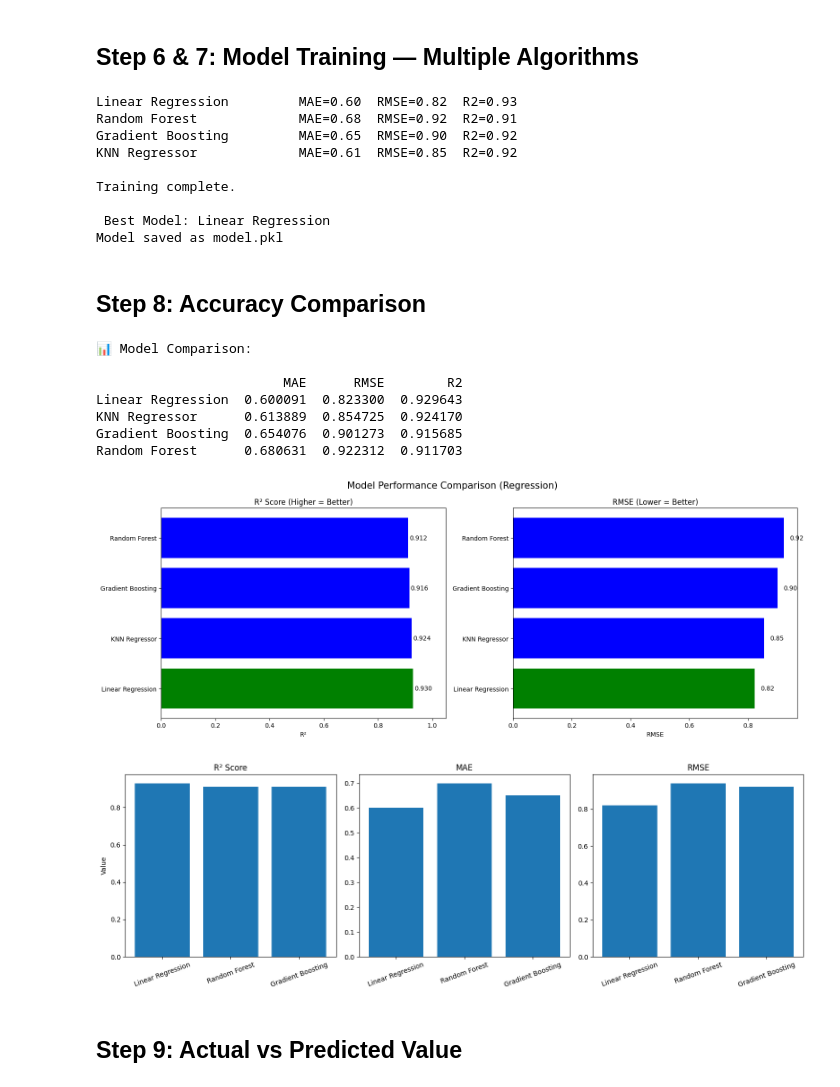
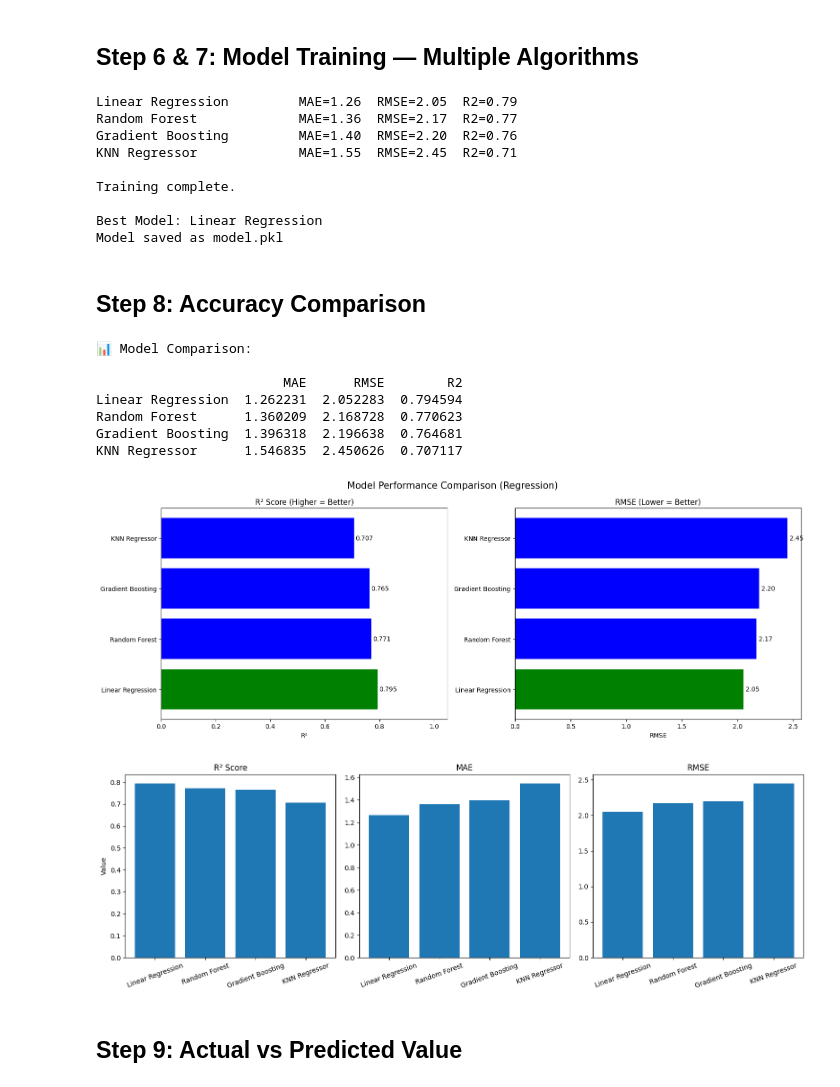
Before and after one commit to Shrishty-05/Student-Performance-Prediction, a Jupyter notebook: student_performance_prediction2.ipynb, the cells around one changed output. Saved outputs shown, nothing was run; the diff lists cells and outputs as text; code cells hidden in the pictures.

```diff
--- a/student_performance_prediction2.ipynb
+++ b/student_performance_prediction2.ipynb
@@ -141,10 +115,6 @@ print(f"G2 vs G3 correlation: {df['G2'].corr(df['G3']):.2f}")
 G1 vs G3 correlation: 0.80
 G2 vs G3 correlation: 0.90
 # %%
-# ─── Remove G3 = 0 (invalid ntries) ─────────────────────────────────────────
-df = df[df['G3'] != 0]
-
-# ─── EDA Plot ─────────────────────────────────────────────────────────────────
 fig, ax = plt.subplots(figsize=(6, 5))
 ax.hist(df['G3'], bins=20, edgecolor='black')
 ax.axvline(10, color='red', linestyle='--', linewidth=2, label='Pass threshold')
@@ -260,7 +230,7 @@ print("\nTraining complete.")
 best_model_name = max(results, key=lambda x: results[x]['R2'])
 best_model = trained_models[best_model_name]
 
-print(f"\n Best Model: {best_model_name}")
+print(f"\nBest Model: {best_model_name}")
 
 # ─── Save Best Model ────────────────────────────────────
 with open("model.pkl", "wb") as f:
@@ -268,14 +238,14 @@ with open("model.pkl", "wb") as f:
 
 print("Model saved as model.pkl")
 # %% [output]
-Linear Regression         MAE=0.60  RMSE=0.82  R2=0.93
-Random Forest             MAE=0.68  RMSE=0.92  R2=0.91
-Gradient Boosting         MAE=0.65  RMSE=0.90  R2=0.92
-KNN Regressor             MAE=0.61  RMSE=0.85  R2=0.92
+Linear Regression         MAE=1.26  RMSE=2.05  R2=0.79
+Random Forest             MAE=1.36  RMSE=2.17  R2=0.77
+Gradient Boosting         MAE=1.40  RMSE=2.20  R2=0.76
+KNN Regressor             MAE=1.55  RMSE=2.45  R2=0.71
 
 Training complete.
 
- Best Model: Linear Regression
+Best Model: Linear Regression
 Model saved as model.pkl
 # %% [markdown]
 ## Step 8: Accuracy Comparison
@@ -293,7 +263,9 @@ fig, axes = plt.subplots(1, 2, figsize=(16, 6))
 fig.suptitle('Model Performance Comparison (Regression)', fontsize=15)
 
 # simple color highlight (top model = green, rest = blue)
-colors = ['green' if i == 0 else 'blue' for i in range(len(results_df))]
+best_model = results_df.index[0]
+colors = ['green' if name == best_model else 'blue' for name in results_df.index]
+# colors = ['green' if i == 0 else 'blue' for i in range(len(results_df))]
 
 # R2 Score (Higher is better)
 bars1 = axes[0].barh(results_df.index, results_df['R2'],
@@ -323,48 +295,41 @@ plt.show()
 📊 Model Comparison:
 
                         MAE      RMSE        R2
-Linear Regression  0.600091  0.823300  0.929643
-KNN Regressor      0.613889  0.854725  0.924170
-Gradient Boosting  0.654076  0.901273  0.915685
-Random Forest      0.680631  0.922312  0.911703
+Linear Regression  1.262231  2.052283  0.794594
+Random Forest      1.360209  2.168728  0.770623
+Gradient Boosting  1.396318  2.196638  0.764681
+KNN Regressor      1.546835  2.450626  0.707117
-[figure, old version]
+[figure, new version]
 # %%
 import pandas as pd
 import matplotlib.pyplot as plt
 
-# Example results (use your actual results if already stored)
-results = {
-    'Linear Regression': {'R2': 0.93, 'MAE': 0.60, 'RMSE': 0.82},
-    'Random Forest': {'R2': 0.91, 'MAE': 0.70, 'RMSE': 0.94},
-    'Gradient Boosting': {'R2': 0.91, 'MAE': 0.65, 'RMSE': 0.92}
-}
-
-# Convert to DataFrame
+# Use your ACTUAL results (from training loop)
 results_df = pd.DataFrame(results).T
 
 # ─── Bar Chart ─────────────────────────────────────────────
 fig, axes = plt.subplots(1, 3, figsize=(15, 5))
 
 # R2 Score
 axes[0].bar(results_df.index, results_df['R2'])
 axes[0].set_title('R² Score')
 axes[0].set_ylabel('Value')
 axes[0].tick_params(axis='x', rotation=20)
 
 # MAE
 axes[1].bar(results_df.index, results_df['MAE'])
 axes[1].set_title('MAE')
 axes[1].tick_params(axis='x', rotation=20)
 
 # RMSE
 axes[2].bar(results_df.index, results_df['RMSE'])
 axes[2].set_title('RMSE')
 axes[2].tick_params(axis='x', rotation=20)
 
 plt.tight_layout()
 plt.show()
 # %% [output]
-[figure, old version]
+[figure, new version]
 # %% [markdown]
 ## Step 9: Actual vs Predicted Value
 # %%
```
Also changed, not shown: parts of 17 cells of this notebook, 1 other file.
